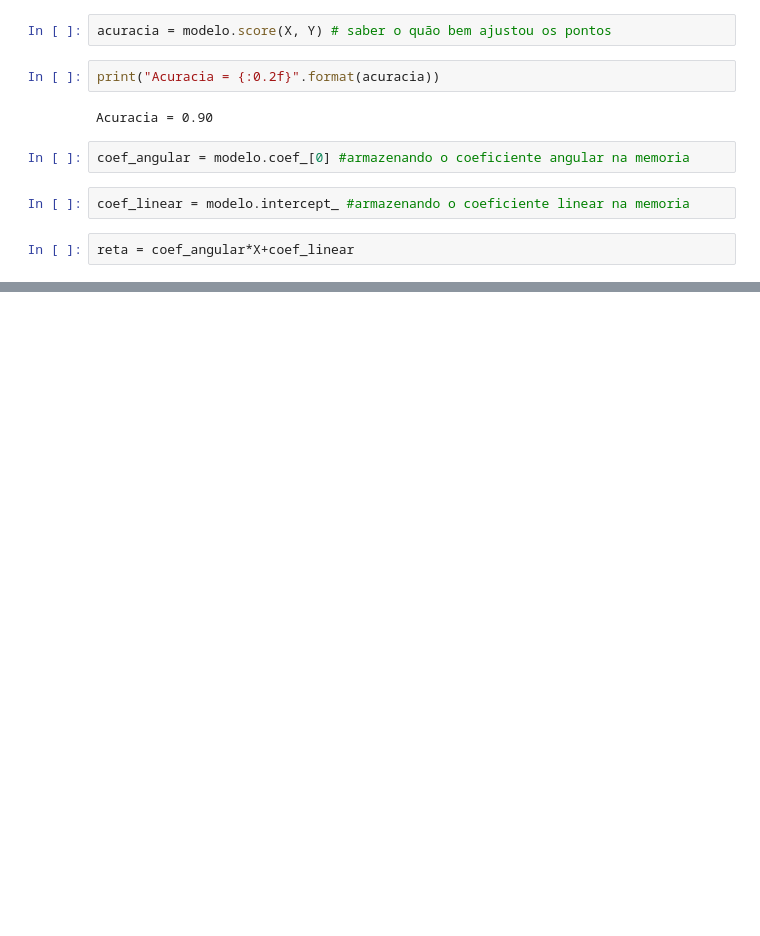
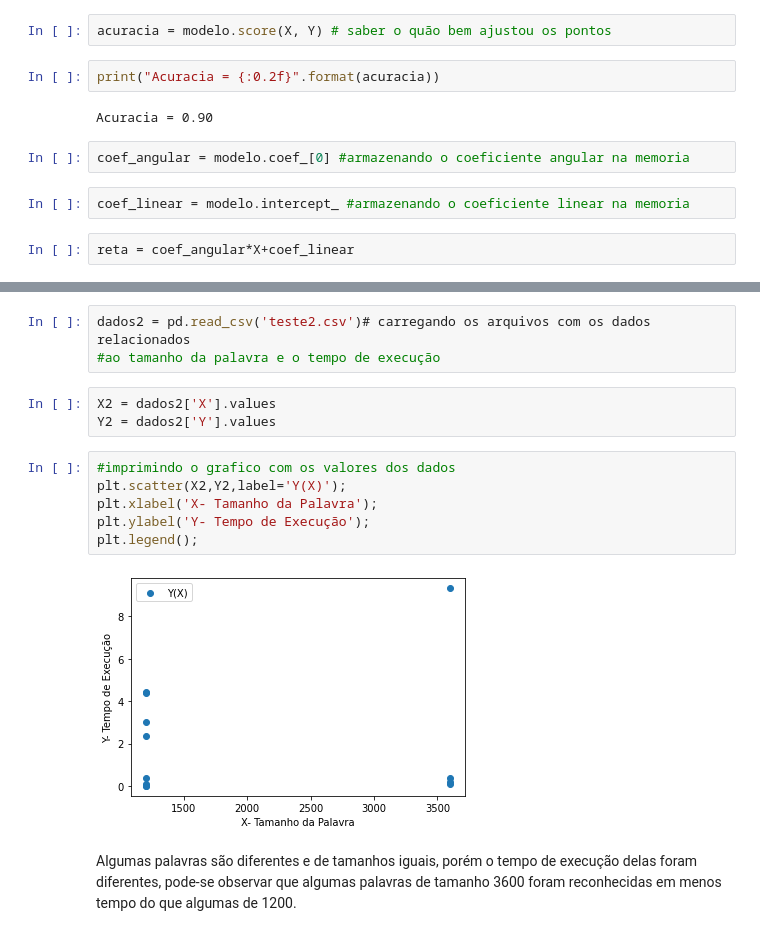
Before and after one commit to Adeniltonarcanjo/MTND--Maquina-de-Turing-Nao-Deterministica-, a Jupyter notebook: MTND.ipynb, the cells around one changed output, grey strips where cells are left out. Drawn from its saved outputs; the diff is of its cells as text; blank space fills up the shorter version.

```diff
--- a/MTND.ipynb
+++ b/MTND.ipynb
@@ -241,0 +242,16 @@ com o resultado da regressão linear foi possivél observar que a medida que a p
+# %%
+dados2 = pd.read_csv('teste2.csv')# carregando os arquivos com os dados relacionados
+#ao tamanho da palavra e o tempo de execução
+# %%
+X2 = dados2['X'].values
+Y2 = dados2['Y'].values
+# %%
+#imprimindo o grafico com os valores dos dados
+plt.scatter(X2,Y2,label='Y(X)');
+plt.xlabel('X- Tamanho da Palavra');
+plt.ylabel('Y- Tempo de Execução');
+plt.legend();
+# %% [output]
+[figure, added]
+# %% [markdown]
+Algumas palavras são diferentes e de tamanhos iguais, porém o tempo de execução delas foram diferentes, pode-se observar que algumas palavras de tamanho 3600 foram reconhecidas em menos tempo do que algumas de 1200.
```
Also changed, not shown: parts of 5 cells of this notebook.
